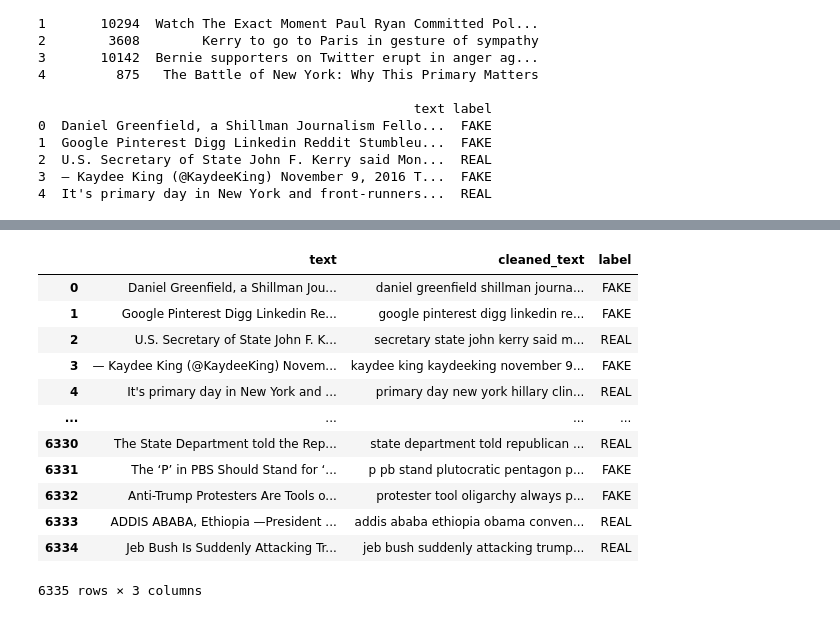
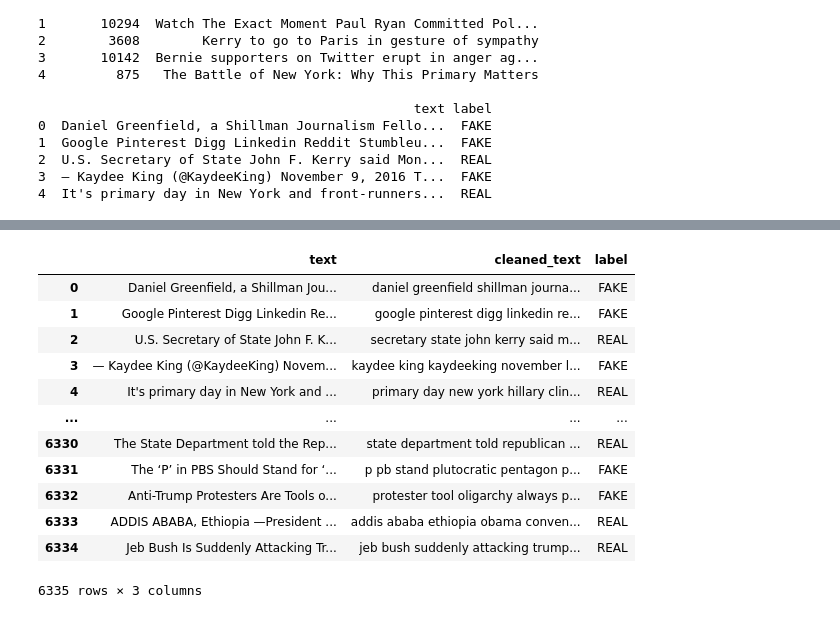
Before and after one commit to fc63/493_homework2, a Jupyter notebook: 1.ipynb, the cells around one changed output, grey strips where cells are left out. Saved outputs shown, nothing was run; the diff lists cells and outputs as text; code cells hidden in the pictures.

```diff
--- a/1.ipynb
+++ b/1.ipynb
@@ -64,35 +64,35 @@ Kütüphaneler ve NLTK veri setleri başarıyla yüklendi!
 # %%
 data = pd.read_csv("news.csv")
 data = data.drop(["title", "Unnamed: 0"], axis=1)
 data = data.dropna()
 
 # stopwords and lemmatizer assigned
 stop_words = set(stopwords.words("english"))
 lemmatizer = WordNetLemmatizer()
 
 # text preprocessing for lowercase, tokenize, removal stopwords, punkt and alnum
 def preprocess_text(text):
     # lowercase text
     text = text.lower()
     # tokenize text
     tokens = word_tokenize(text)
-    # removal stopwords, punkt and alnum
+    # removal stopwords, punkt and only alpha
     clean_tokens = [
-        lemmatizer.lemmatize(word) for word in tokens if word.isalnum() and word not in stop_words
+        lemmatizer.lemmatize(word) for word in tokens if word.isalpha() and word not in stop_words
     ]
     # reconstruct tokens
     return " ".join(clean_tokens)
 
 # create new col for cleaned text
 data["cleaned_text"] = data["text"].apply(preprocess_text)
 
 data[["text", "cleaned_text", "label"]]
 # %% [output]
 |  | text | cleaned_text | label |
 | 0 | Daniel Greenfield, a Shillman Jou... | daniel greenfield shillman journa... | FAKE |
 | 1 | Google Pinterest Digg Linkedin Re... | google pinterest digg linkedin re... | FAKE |
 | 2 | U.S. Secretary of State John F. K... | secretary state john kerry said m... | REAL |
-| 3 | — Kaydee King (@KaydeeKing) Novem... | kaydee king kaydeeking november 9... | FAKE |
+| 3 | — Kaydee King (@KaydeeKing) Novem... | kaydee king kaydeeking november l... | FAKE |
 | 4 | It's primary day in New York and ... | primary day new york hillary clin... | REAL |
 | ... | ... | ... | ... |
 | 6330 | The State Department told the Rep... | state department told republican ... | REAL |
```
Also changed, not shown: parts of 1 cell of this notebook.
